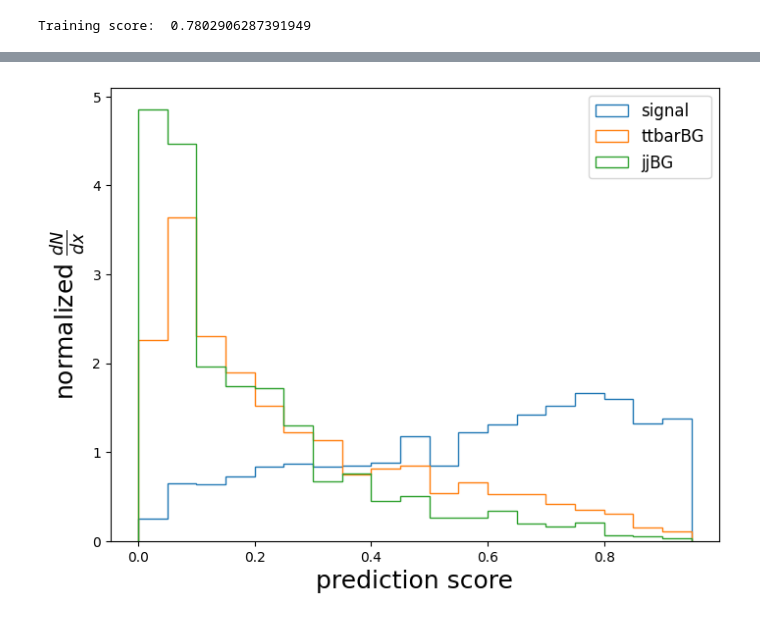
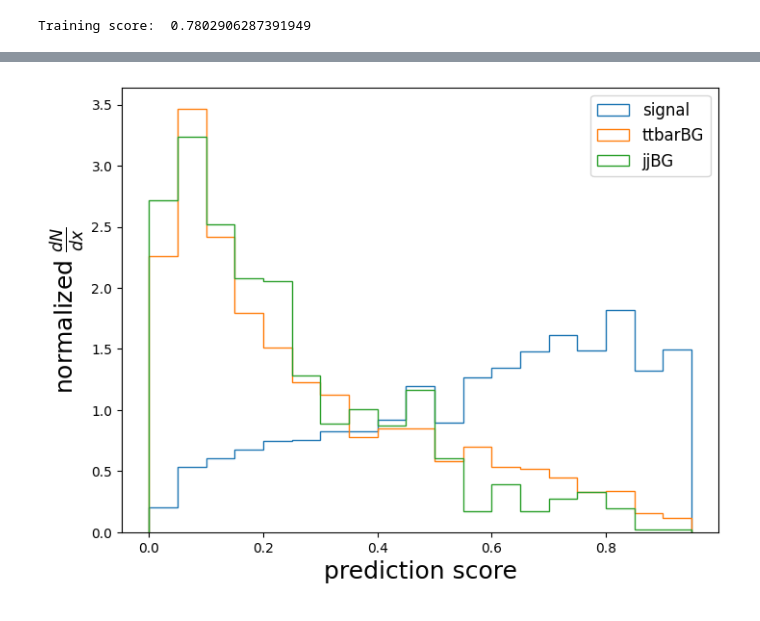
Before and after one commit to FeiChinzz/ggHH, a Jupyter notebook: DecisionTree.ipynb, the cells around one changed output, grey strips where cells are left out. Saved outputs shown, nothing was run; the diff lists cells and outputs as text; code cells hidden in the pictures.

```diff
--- a/DecisionTree.ipynb
+++ b/DecisionTree.ipynb
@@ -163,14 +171,22 @@ The confusion matrix is:
 # %%
+##### make prediction probability #####
+
 tda_prediction_probability = tda_model_tree.predict_proba(tda_test_data)
+
+##### with tda prediction #####
+
+sig_predict_tda = tda_prediction_probability[0:102879, 0]
+ttbarBG_predict_tda = tda_prediction_probability[102879:102879+50065, 0]
+jjBG_predict_tda = tda_prediction_probability[102879+50065:, 0]
 
 plt.figure(1, figsize=(8,6))
 bins = np.arange(0,1,0.05)
-plt.hist(tda_prediction_probability[0:140271,0], histtype='step', bins=bins, label='signal', density=True)
-plt.hist(tda_prediction_probability[140271:140271+109522,0], histtype='step', bins=bins, label='ttbarBG', density=True)
-plt.hist(tda_prediction_probability[140271+109522:,0], histtype='step', bins=bins, label='jjBG', density=True)
+plt.hist(sig_predict_tda, histtype='step', bins=bins, label='signal', density=True)
+plt.hist(ttbarBG_predict_tda, histtype='step', bins=bins, label='ttbarBG', density=True)
+plt.hist(jjBG_predict_tda, histtype='step', bins=bins, label='jjBG', density=True)
 plt.xlabel(r"prediction score", fontsize=18)
 plt.ylabel(r"normalized $\frac{dN}{dx}$", fontsize=18)
 plt.legend(loc='best', fontsize=12)
 plt.show()
 # %% [output]
-[figure, old version]
+[figure, new version]
```
Also changed, not shown: parts of 9 cells of this notebook.
